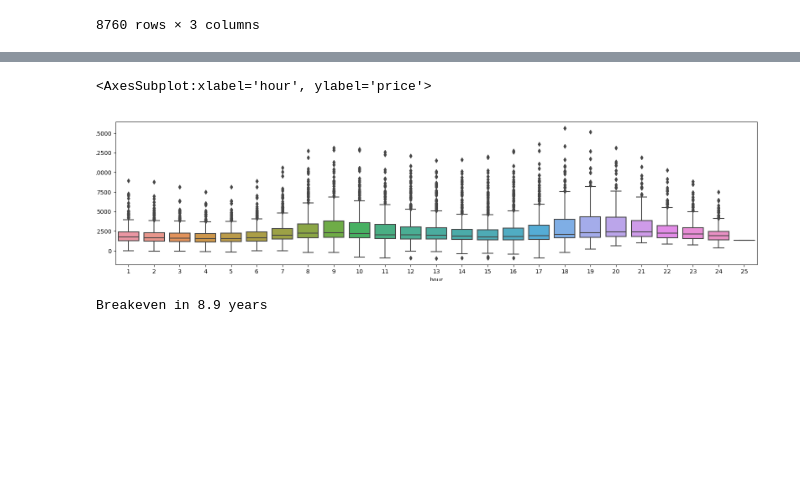
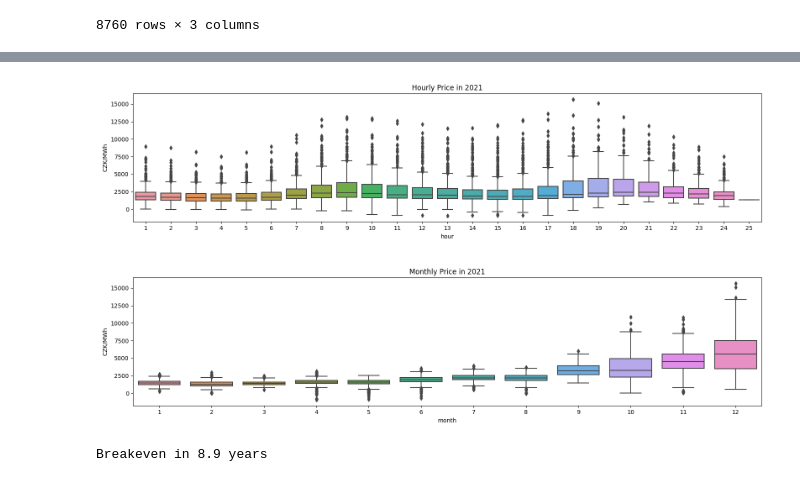
Before and after one commit to ronmarti/various-data-analysis, a Jupyter notebook: electricity-prices/exploratory-data-analysis.ipynb, the cells around one changed output, grey strips where cells are left out. Drawn from its saved outputs; the diff is of its cells as text; code cells hidden in the pictures; blank space fills up the shorter version.

Commit message:
Add monthly price plot

```diff
--- a/electricity-prices/exploratory-data-analysis.ipynb
+++ b/electricity-prices/exploratory-data-analysis.ipynb
@@ -46,7 +46,9 @@ data_raw
 df = pd.DataFrame()
 df['date'] = pd.to_datetime(data_raw['Den'])
 df['date'] += pd.to_timedelta(data_raw['Hodina'], unit='h')
+df['month'] = data_raw['Den'].apply(lambda date: date.month)
 df['hour'] = data_raw['Hodina']
 df['price'] = data_raw['CZK/MWh']
 df.set_index('date')
+df.describe()
 # %% [output]
@@ -67,11 +64,19 @@ df.set_index('date')
 # %%
 fig, ax = plt.subplots(1, 1, figsize=(16, 4))
-fig.tight_layout()
 sns.boxplot(data=df, x='hour', y='price')
 ax.set_title('Hourly Price in 2021')
+ax.set_ylabel('CZK/MWh')
+fig.tight_layout()
 # %% [output]
-<AxesSubplot:xlabel='hour', ylabel='price'>
-[figure, old version]
+[figure, new version]
+# %%
+fig, ax = plt.subplots(1, 1, figsize=(16, 4))
+sns.boxplot(data=df, x='month', y='price')
+ax.set_title('Monthly Price in 2021')
+ax.set_ylabel('CZK/MWh')
+fig.tight_layout()
+# %% [output]
+[figure, added]
 # %%
 capacity = 12.6 * 0.8  # kWh
 pricedif = 0.7  # CZK/kWh
```
Also changed, not shown: parts of 1 cell of this notebook.
